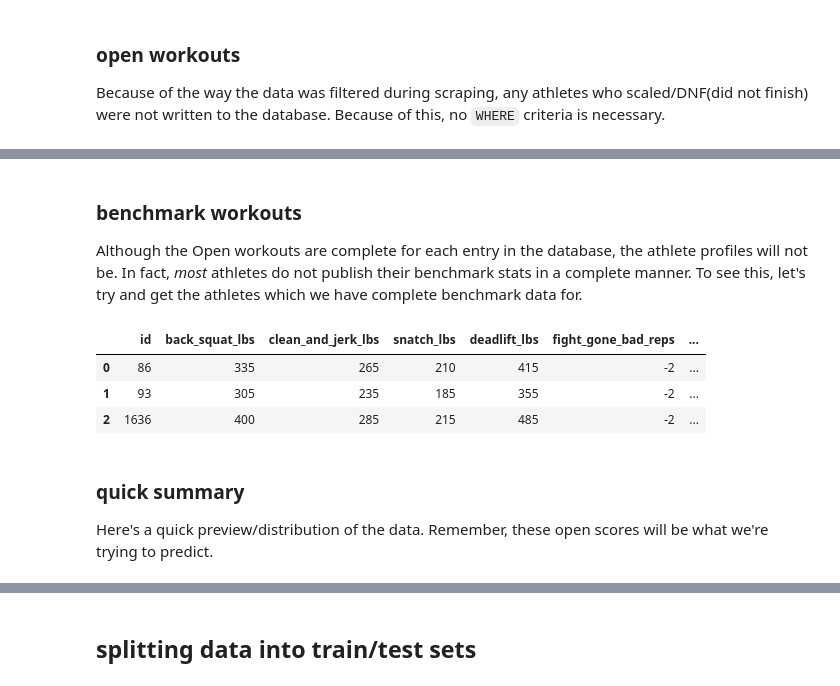
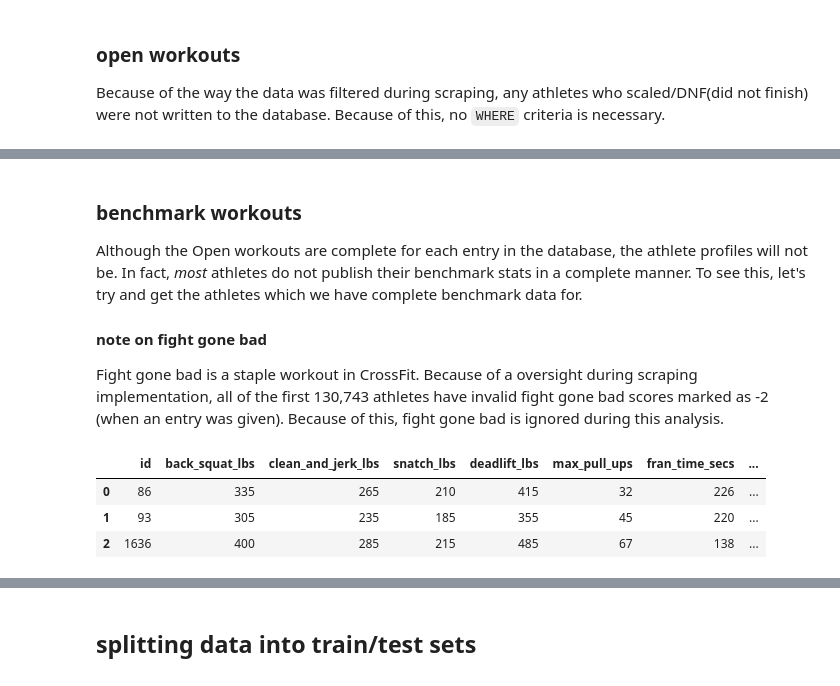
Before and after one commit to zfreedman/crossfit_open_2018, a Jupyter notebook: learning/open_bayesian_regression.ipynb, the cells around one changed output, grey strips where cells are left out. Saved outputs shown, nothing was run; the diff lists cells and outputs as text; code cells hidden in the pictures.

```diff
--- a/learning/open_bayesian_regression.ipynb
+++ b/learning/open_bayesian_regression.ipynb
@@ -81,44 +93,46 @@ open_data.head(3)
 # %% [markdown]
 ### benchmark workouts
 Although the Open workouts are complete for each entry in the database, the athlete profiles will not be. In fact, *most* athletes do not publish their benchmark stats in a complete manner. To see this, let's try and get the athletes which we have complete benchmark data for.
+
+
+#### note on fight gone bad
+Fight gone bad is a staple workout in CrossFit. Because of a oversight during scraping implementation, all of the first 130,743 athletes have invalid fight gone bad scores marked as -2 (when an entry was given). Because of this, fight gone bad is ignored during this analysis.
 # %%
 benchmark_keys = [
     "back_squat_lbs",
     "clean_and_jerk_lbs",
     "snatch_lbs",
     "deadlift_lbs",
-    "fight_gone_bad_reps",
+    #"fight_gone_bad_reps",
     "max_pull_ups",
     "fran_time_secs",
     "grace_time_secs",
     "helen_time_secs",
     "filthy_50_time_secs",
     "sprint_400_m_time_secs",
     "run_5_km_time_secs"
 ]
 
 benchmark_data = grab_data(
     """
     SELECT id, {}
     FROM athlete
     WHERE {}
-        AND division_id={}
+        AND division_id = {}
+        AND max_pull_ups !=- 2
     """.format(
         #key_a, key_b, ...
         ", ".join(benchmark_keys),
         #key_a != -1, key_b != -1, ...
         " AND ".join(list(map(lambda x: x + " != -1", benchmark_keys))),
         working_division
     ),
     creds
 )
 
 benchmark_data.head(3)
 # %% [output]
-|  | id | back_squat_lbs | clean_and_jerk_lbs | snatch_lbs | deadlift_lbs | fight_gone_bad_reps | ... |
-| 0 | 86 | 335 | 265 | 210 | 415 | -2 | ... |
-| 1 | 93 | 305 | 235 | 185 | 355 | -2 | ... |
-| 2 | 1636 | 400 | 285 | 215 | 485 | -2 | ... |
+|  | id | back_squat_lbs | clean_and_jerk_lbs | snatch_lbs | deadlift_lbs | max_pull_ups | fran_time_secs | ... |
+| 0 | 86 | 335 | 265 | 210 | 415 | 32 | 226 | ... |
+| 1 | 93 | 305 | 235 | 185 | 355 | 45 | 220 | ... |
+| 2 | 1636 | 400 | 285 | 215 | 485 | 67 | 138 | ... |
-# %% [markdown]
-### quick summary
-Here's a quick preview/distribution of the data. Remember, these open scores will be what we're trying to predict.
```
Also changed, not shown: parts of 5 cells of this notebook, 1 other file.
